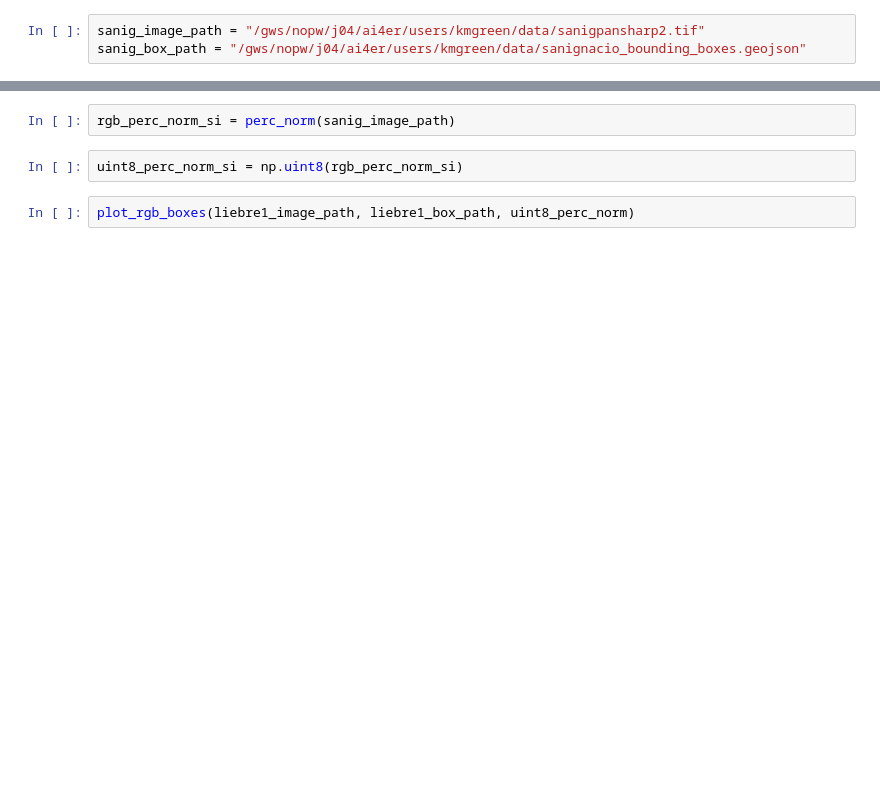
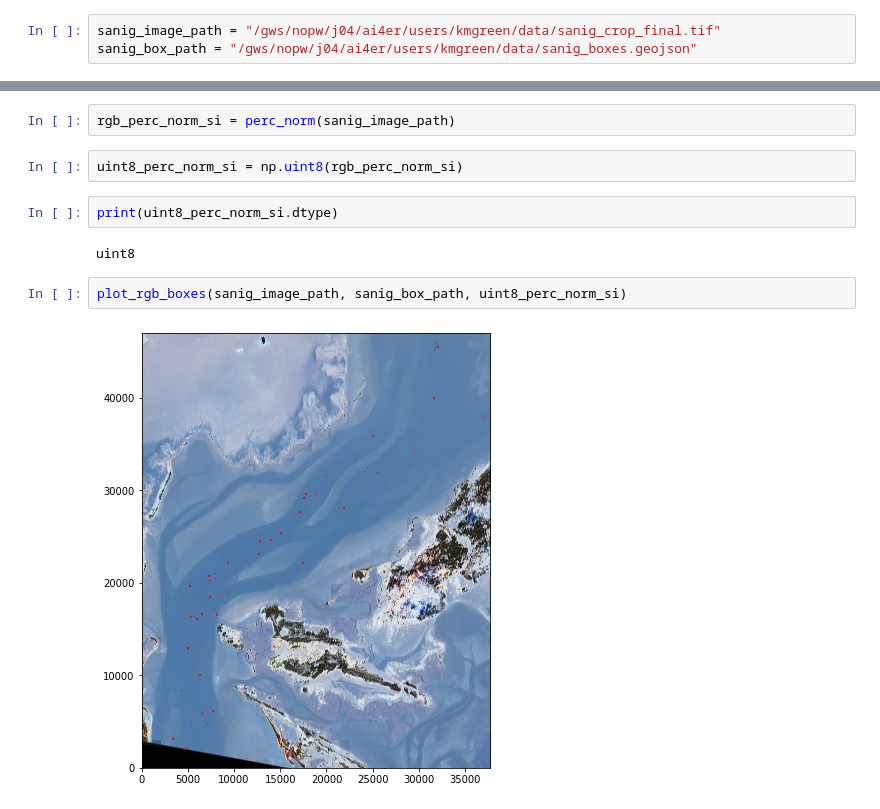
Before and after one commit to KMacfarlaneGreen/mres_whales, a Jupyter notebook: notebooks/reports/Normalization_preprocessing.ipynb, the cells around one changed output, grey strips where cells are left out. Saved outputs shown, nothing was run; the diff lists cells and outputs as text; blank space fills up the shorter version.

```diff
--- a/notebooks/reports/Normalization_preprocessing.ipynb
+++ b/notebooks/reports/Normalization_preprocessing.ipynb
@@ -88,3 +134,3 @@ plt.show()
 # %%
-sanig_image_path = "/gws/nopw/j04/ai4er/users/kmgreen/data/sanigpansharp2.tif"
-sanig_box_path = "/gws/nopw/j04/ai4er/users/kmgreen/data/sanignacio_bounding_boxes.geojson"
+sanig_image_path = "/gws/nopw/j04/ai4er/users/kmgreen/data/sanig_crop_final.tif"
+sanig_box_path = "/gws/nopw/j04/ai4er/users/kmgreen/data/sanig_boxes.geojson"
@@ -92,5 +158,11 @@ sanig_box_path = "/gws/nopw/j04/ai4er/users/kmgreen/data/sanignacio_bounding_box
 rgb_perc_norm_si = perc_norm(sanig_image_path)
 # %%
 uint8_perc_norm_si = np.uint8(rgb_perc_norm_si)
-# %%
-plot_rgb_boxes(liebre1_image_path, liebre1_box_path, uint8_perc_norm)
+# %%
+print(uint8_perc_norm_si.dtype)
+# %% [output]
+uint8
+# %%
+plot_rgb_boxes(sanig_image_path, sanig_box_path, uint8_perc_norm_si)
+# %% [output]
+[figure, added]
```
Also changed, not shown: parts of 21 cells of this notebook, 2 other files.
